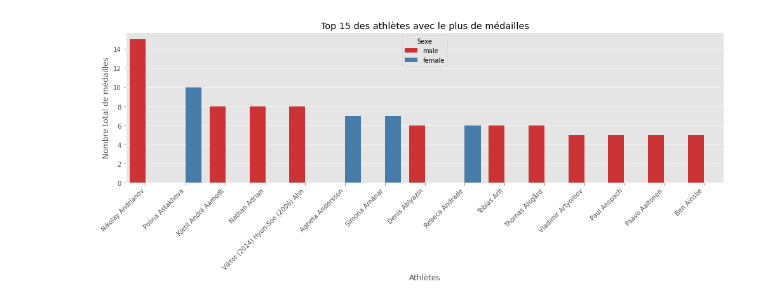
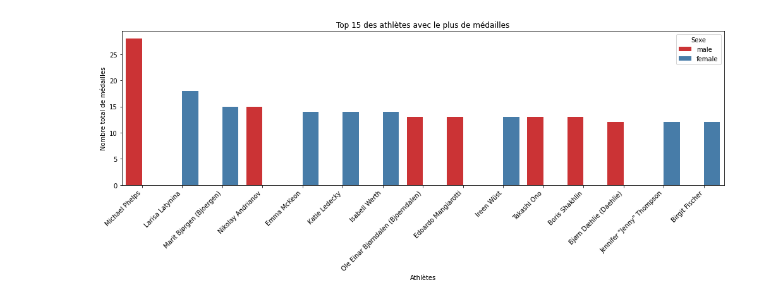
Before and after one commit to Chrislin15/Data_Viz, a Jupyter notebook: Visualisation/Visualisation.ipynb, the cells around one changed output. Saved outputs shown, nothing was run; the diff lists cells and outputs as text; code cells hidden in the pictures.

Commit message:
Visualisation

```diff
--- a/Visualisation/Visualisation.ipynb
+++ b/Visualisation/Visualisation.ipynb
@@ -7,43 +7,39 @@ import json
 import matplotlib.pyplot as plt
 import seaborn as sns
 
-# Reload the JSON file
-file_path = "C:\\Users\\chris\\Downloads\\TP_Data_viz\\athletes_clean.json"
+
+file_path = "C:\\Users\\chris\\Downloads\\TP_Data_viz\\athletes_complet_clean.json"
 with open(file_path, "r", encoding="utf-8") as f:
     data = json.load(f)
 
 
 df = pd.DataFrame(data)
 
-# Ensure medal counts are numeric
 df[['or', 'argent', 'bronze']] = df[['or', 'argent', 'bronze']].apply(pd.to_numeric)
 
-# Add total medals column
 df['total_medailles'] = df['or'] + df['argent'] + df['bronze']
 
-# Filter athletes with at least one medal
 df_all_medals = df[df['total_medailles'] > 0].copy()
 
-# Get top 15 athletes by total medals
 top_15 = df_all_medals.sort_values(by='total_medailles', ascending=False).head(15)
 
 
 plt.figure(figsize=(14, 6))
 sns.barplot(
     data=top_15,
     x='nom_complet',
     y='total_medailles',
     hue='sexe',
     palette='Set1'
 )
 plt.title("Top 15 des athlètes avec le plus de médailles")
 plt.xlabel("Athlètes")
 plt.ylabel("Nombre total de médailles")
 plt.xticks(rotation=45, ha='right')
 plt.legend(title='Sexe')
 plt.tight_layout()
 plt.show()
 # %% [output]
-[figure, old version]
+[figure, new version]
 # %%
 # Les pays et le nombre de médaillés bronze, argent et or obtenu
```
Also changed, not shown: parts of 3 cells of this notebook.
